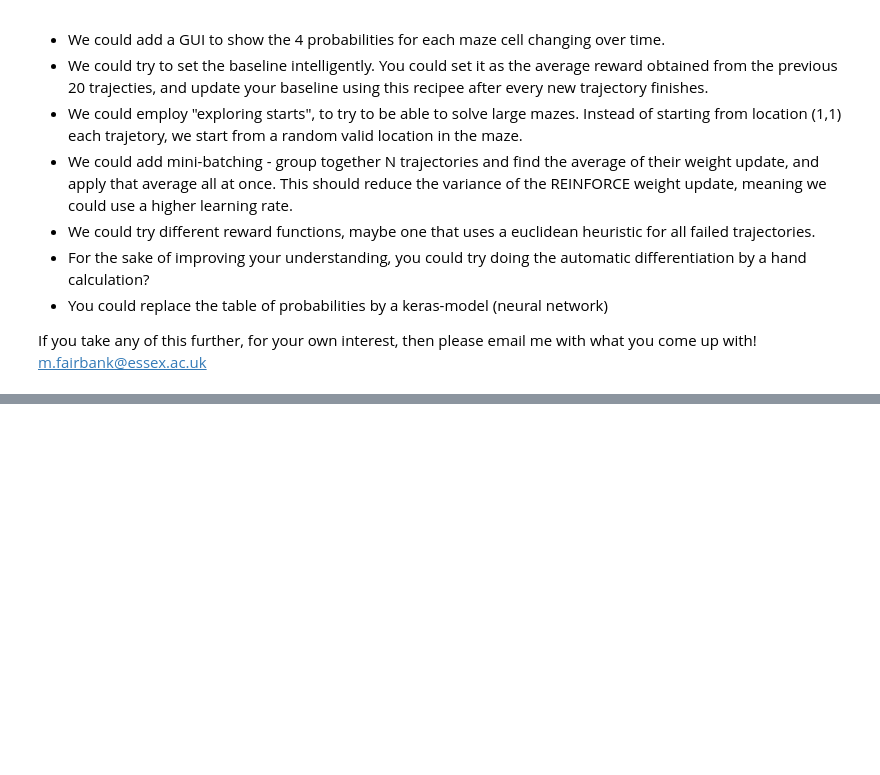
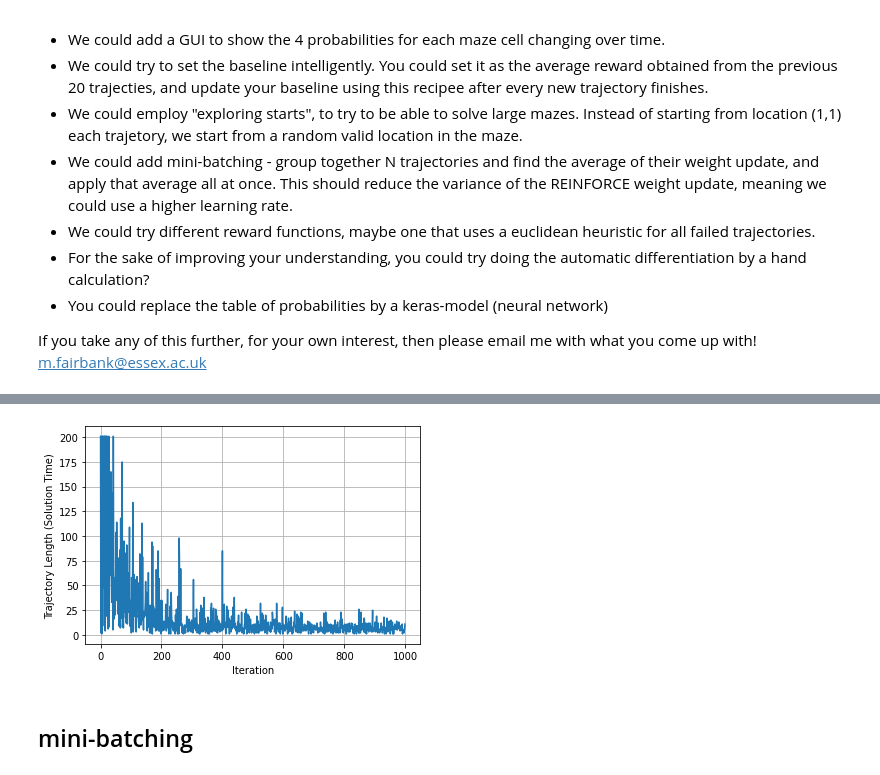
Before and after one commit to 11BelowStudio/ce811, a Jupyter notebook: lab8exercises/TabularReinforceExample.ipynb, the cells around one changed output, grey strips where cells are left out. Cells and saved outputs as stored; diff of their text form; code cells hidden in the pictures; blank space fills up the shorter version.

```diff
--- a/lab8exercises/TabularReinforceExample.ipynb
+++ b/lab8exercises/TabularReinforceExample.ipynb
@@ -270,0 +452,10 @@ If you take any of this further, for your own interest, then please email me wit
+# %%
+plt.plot(trajectory_length_history2)
+plt.ylabel('Trajectory Length (Solution Time)')
+plt.xlabel('Iteration')
+plt.grid()
+plt.show()
+# %% [output]
+[figure, added]
+# %% [markdown]
+## mini-batching
```
Also changed, not shown: parts of 12 cells of this notebook.
